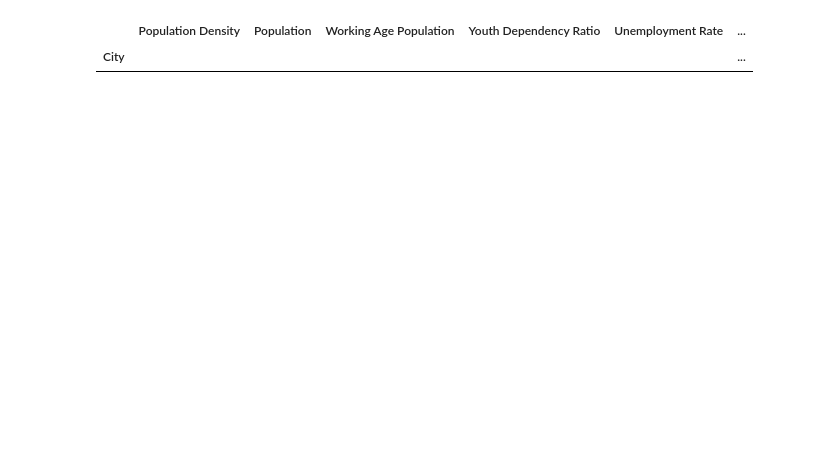
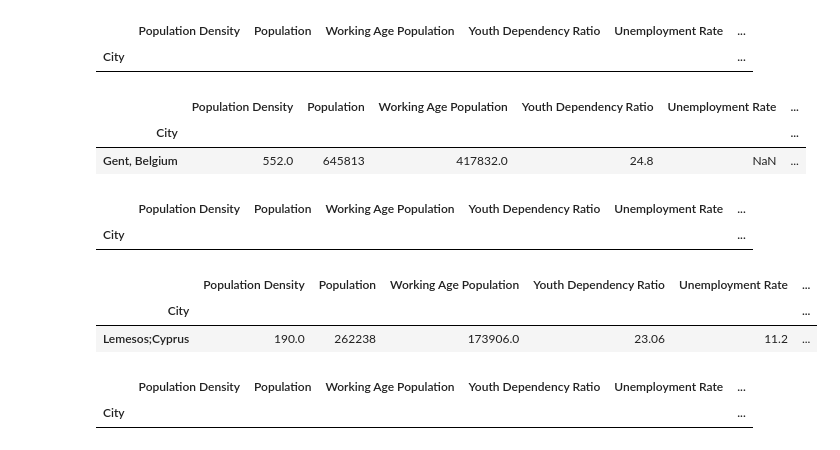
Before and after one commit to matilderodrigues22/Projeto-ciencia-de-dados-Group04, a Jupyter notebook: projeto citys.ipynb, the cells around one changed output. Saved outputs shown, nothing was run; the diff lists cells and outputs as text; code cells hidden in the pictures; blank space fills up the shorter version.

```diff
--- a/projeto citys.ipynb
+++ b/projeto citys.ipynb
@@ -109,3 +109,29 @@ citys1[citys1['Working Age Population '].isnull()]
 # %% [output]
 |  | Population Density | Population | Working Age Population | Youth Dependency Ratio | Unemployment Rate | ... |
 | City |  |  |  |  |  | ... |
+# %%
+citys1[citys1["Unemployment Rate"].isnull()] #nesta coluna da taxa de desemprego, a cidade de Gent apresenta missing values
+#https://provincies.incijfers.be/databank/report/?id=rapport_economie&input_geo=gemeente_44021%2C&utm- retiramos desta tabela o valor de 10.8% da taxa de desemprego no ano de 2024
+# %% [output]
+|  | Population Density | Population | Working Age Population | Youth Dependency Ratio | Unemployment Rate | ... |
+| City |  |  |  |  |  | ... |
+| Gent, Belgium | 552.0 | 645813 | 417832.0 | 24.8 | NaN | ... |
+# %%
+citys1["Unemployment Rate"]=citys1["Unemployment Rate"].fillna(10.8)
+citys1[citys1["Unemployment Rate"].isnull()]
+# %% [output]
+|  | Population Density | Population | Working Age Population | Youth Dependency Ratio | Unemployment Rate | ... |
+| City |  |  |  |  |  | ... |
+# %%
+citys1[citys1["GDP per Capita"].isnull()]#nesta coluna a cidade de Lemesos (Cyprus) tem missing values.
+#https://metroverse.hks.harvard.edu/city/4065/economic-composition?utm- retiramos desta tabela o valor de 4.170 dolares de gdp per capita desta cidade e convertemos em euros (3598.40)
+# %% [output]
+|  | Population Density | Population | Working Age Population | Youth Dependency Ratio | Unemployment Rate | ... |
+| City |  |  |  |  |  | ... |
+| Lemesos;Cyprus | 190.0 | 262238 | 173906.0 | 23.06 | 11.2 | ... |
+# %%
+citys1["GDP per Capita"]=citys1["GDP per Capita"].fillna(3598.40)
+citys1[citys1["GDP per Capita"].isnull()]
+# %% [output]
+|  | Population Density | Population | Working Age Population | Youth Dependency Ratio | Unemployment Rate | ... |
+| City |  |  |  |  |  | ... |
```
Also changed, not shown: parts of 16 cells of this notebook.
